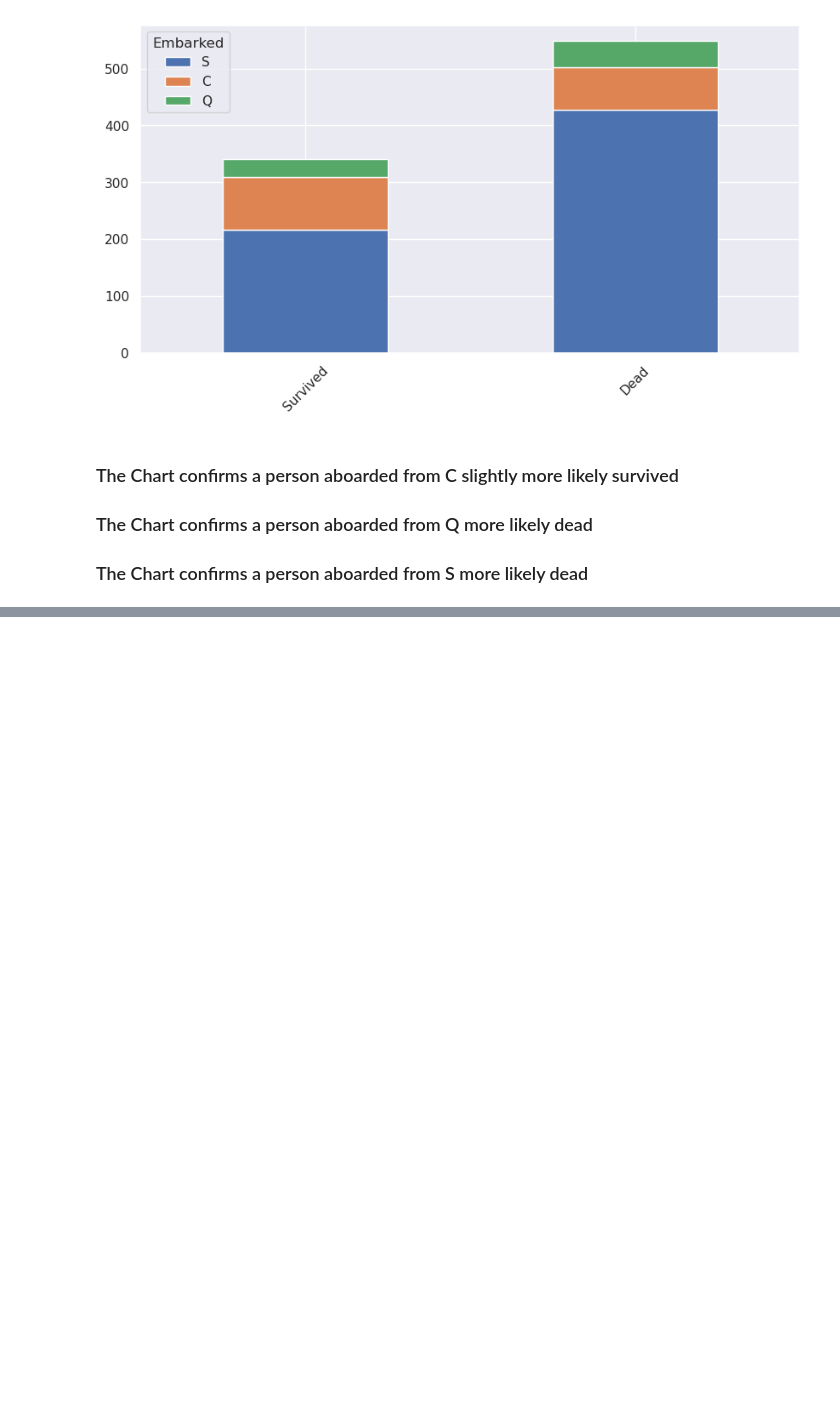
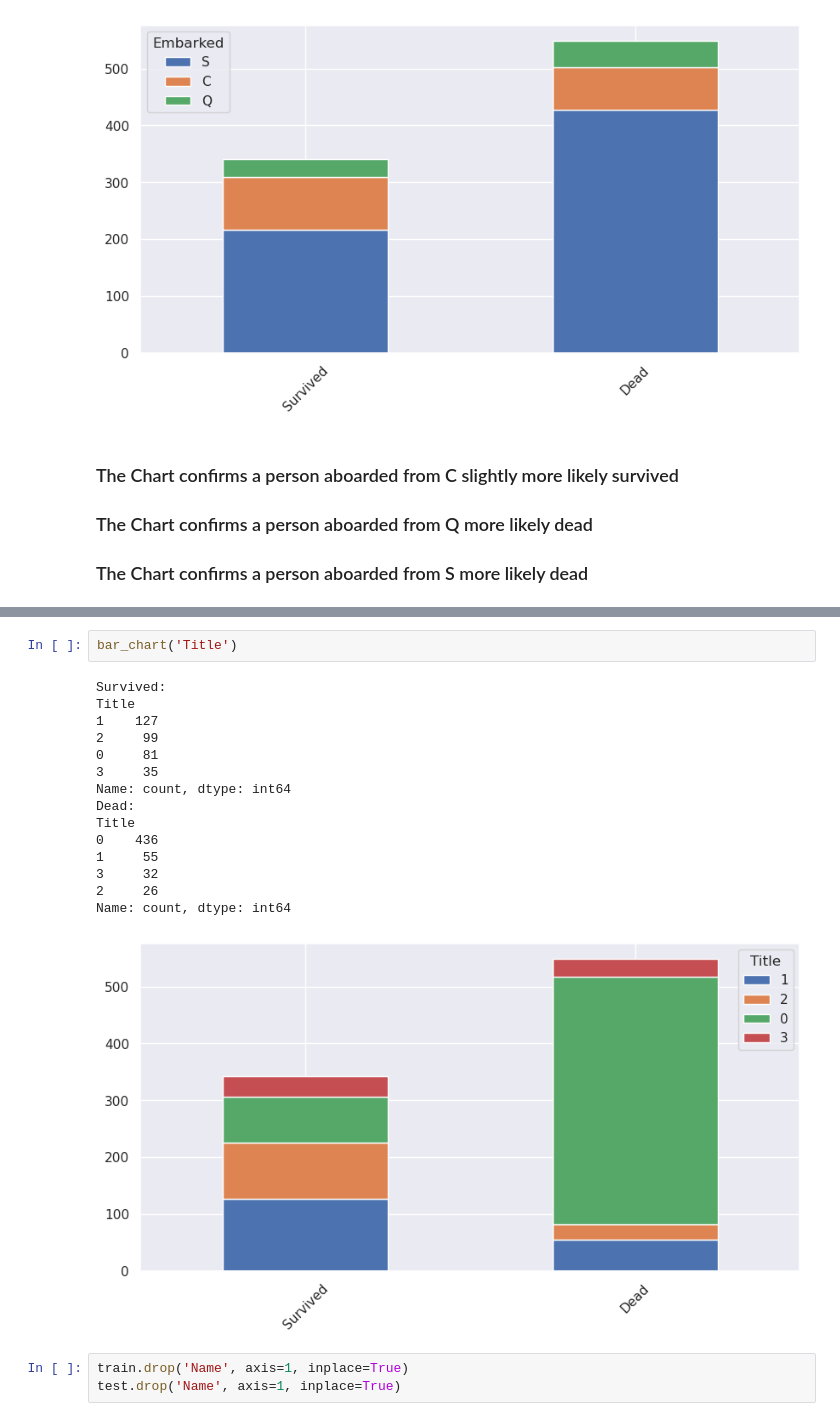
Before and after one commit to jamjavad/Titanic-Project, a Jupyter notebook: notebooks/titanic.ipynb, the cells around one changed output, grey strips where cells are left out. Saved outputs shown, nothing was run; the diff lists cells and outputs as text; blank space fills up the shorter version.

```diff
--- a/notebooks/titanic.ipynb
+++ b/notebooks/titanic.ipynb
@@ -265,0 +361,21 @@ Name: count, dtype: int64
+# %%
+bar_chart('Title')
+# %% [output]
+Survived:
+Title
+1    127
+2     99
+0     81
+3     35
+Name: count, dtype: int64
+Dead:
+Title
+0    436
+1     55
+3     32
+2     26
+Name: count, dtype: int64
+[figure, added]
+# %%
+train.drop('Name', axis=1, inplace=True)
+test.drop('Name', axis=1, inplace=True)
```
Also changed, not shown: parts of 46 cells of this notebook.
